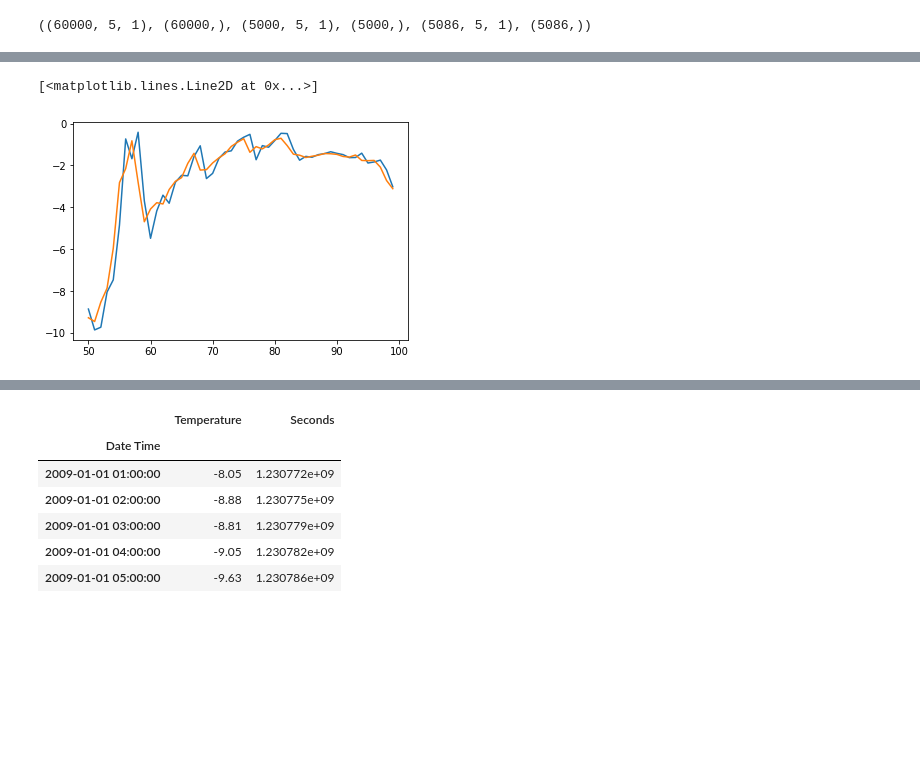
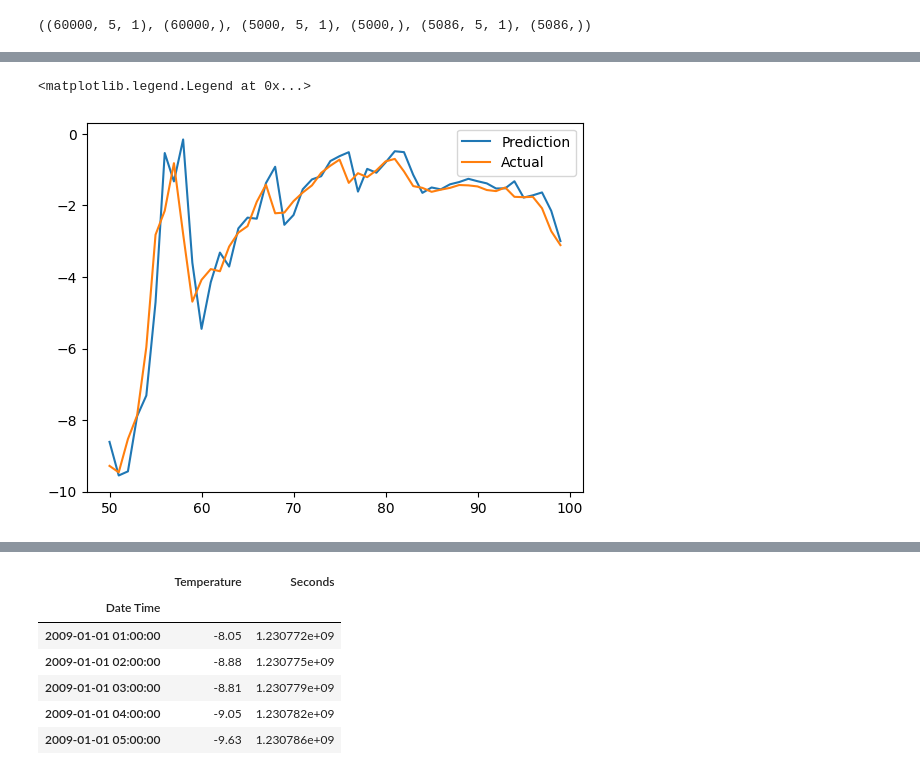
Before and after one commit to gregorywmorris/guided_projects, a Jupyter notebook: time_series/Greg_Hogg/LSTM_Time_Series_Forecasting_Tutorial_in_Python.ipynb, the cells around one changed output, grey strips where cells are left out. Saved outputs shown, nothing was run; the diff lists cells and outputs as text; code cells hidden in the pictures; blank space fills up the shorter version.

```diff
--- a/time_series/Greg_Hogg/LSTM_Time_Series_Forecasting_Tutorial_in_Python.ipynb
+++ b/time_series/Greg_Hogg/LSTM_Time_Series_Forecasting_Tutorial_in_Python.ipynb
@@ -179,10 +194,11 @@ train_results
 # %%
 import matplotlib.pyplot as plt
 plt.plot(train_results['Train Predictions'][50:100])
 plt.plot(train_results['Actuals'][50:100])
+plt.legend(['Prediction','Actual'])
 # %% [output]
-[<matplotlib.lines.Line2D at 0x...>]
+<matplotlib.legend.Legend at 0x...>
-[figure, old version]
+[figure, new version]
 # %%
 val_predictions = model1.predict(X_val1).flatten()
 val_results = pd.DataFrame(data={'Val Predictions':val_predictions, 'Actuals':y_val1})
```
Also changed, not shown: parts of 21 cells of this notebook.
